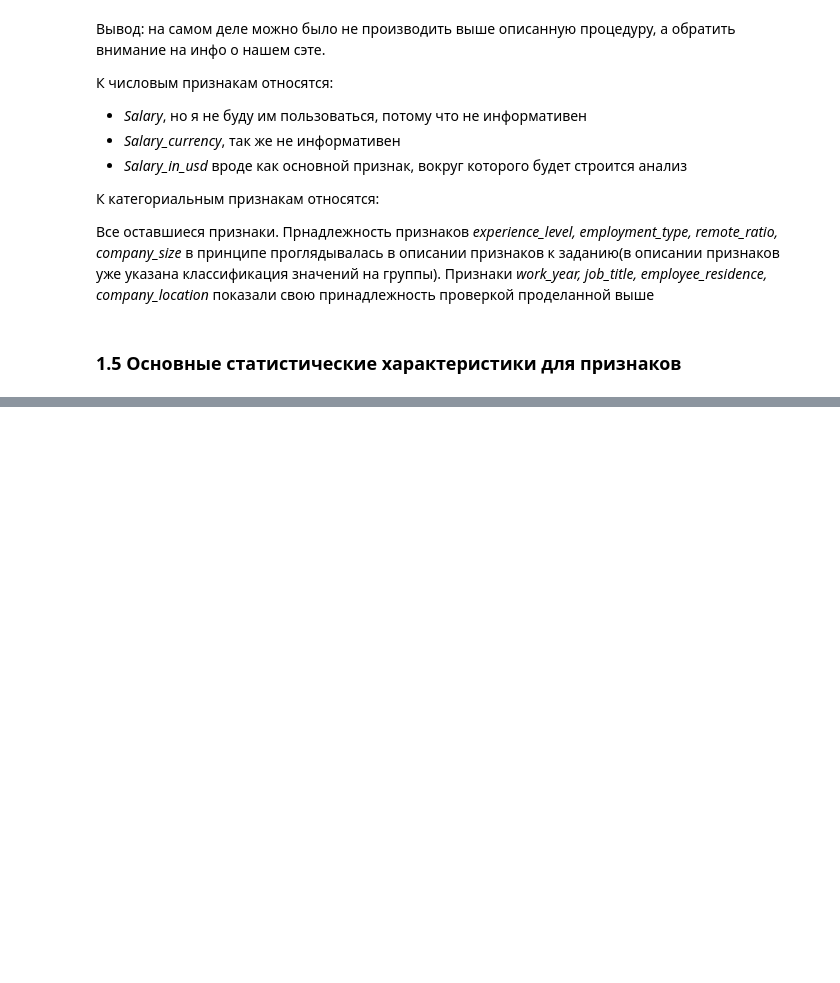
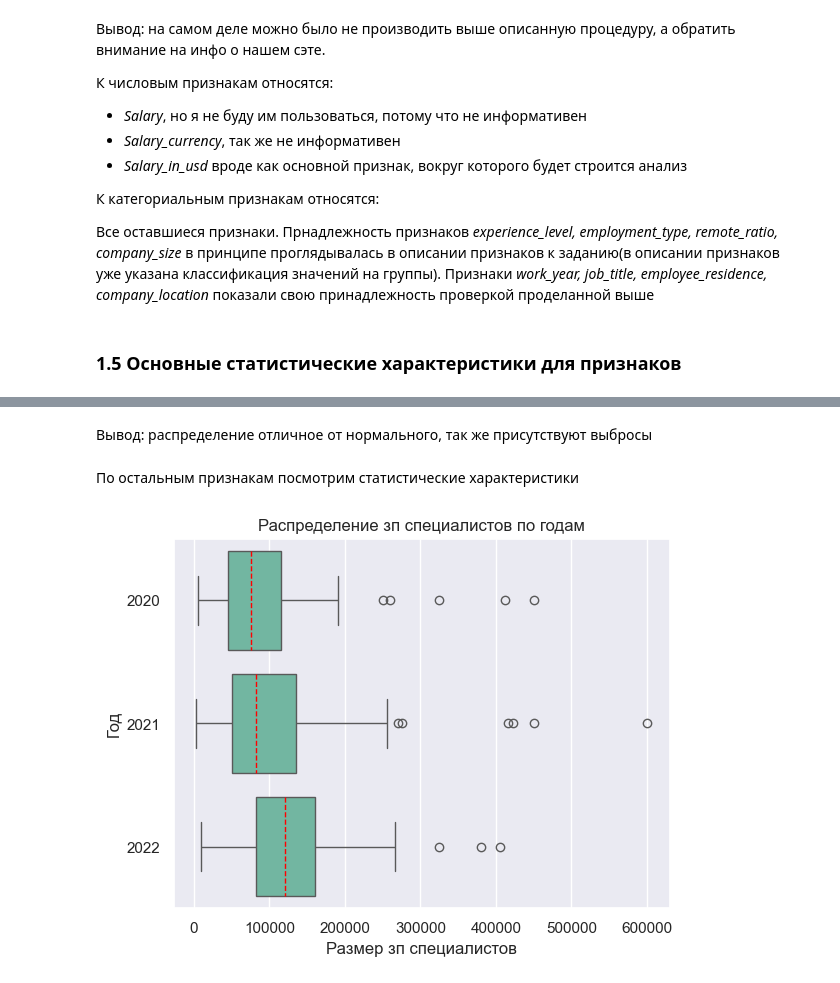
Before and after one commit to schdlr50/SF_EDA_4, a Jupyter notebook: final task.ipynb, the cells around one changed output, grey strips where cells are left out. Drawn from its saved outputs; the diff is of its cells as text; code cells hidden in the pictures; blank space fills up the shorter version.

```diff
--- a/final task.ipynb
+++ b/final task.ipynb
@@ -170,0 +206,12 @@ TypeError: subplot() takes 1 or 3 positional arguments but 2 were given
+# %% [markdown]
+Вывод: распределение отличное от нормального, так же присутствуют выбросы
+# %% [markdown]
+По остальным признакам посмотрим статистические характеристики
+# %%
+# work_year
+ax = sns.boxplot(data, x='salary_in_usd', y='work_year', orient='h', medianprops={"color": "red", "linestyle": '--'})
+ax.set(xlabel='Размер зп специалистов', ylabel='Год')
+plt.title('Распределение зп специалистов по годам')
+plt.show()
+# %% [output]
+[figure, added]
```
Also changed, not shown: parts of 6 cells of this notebook.
